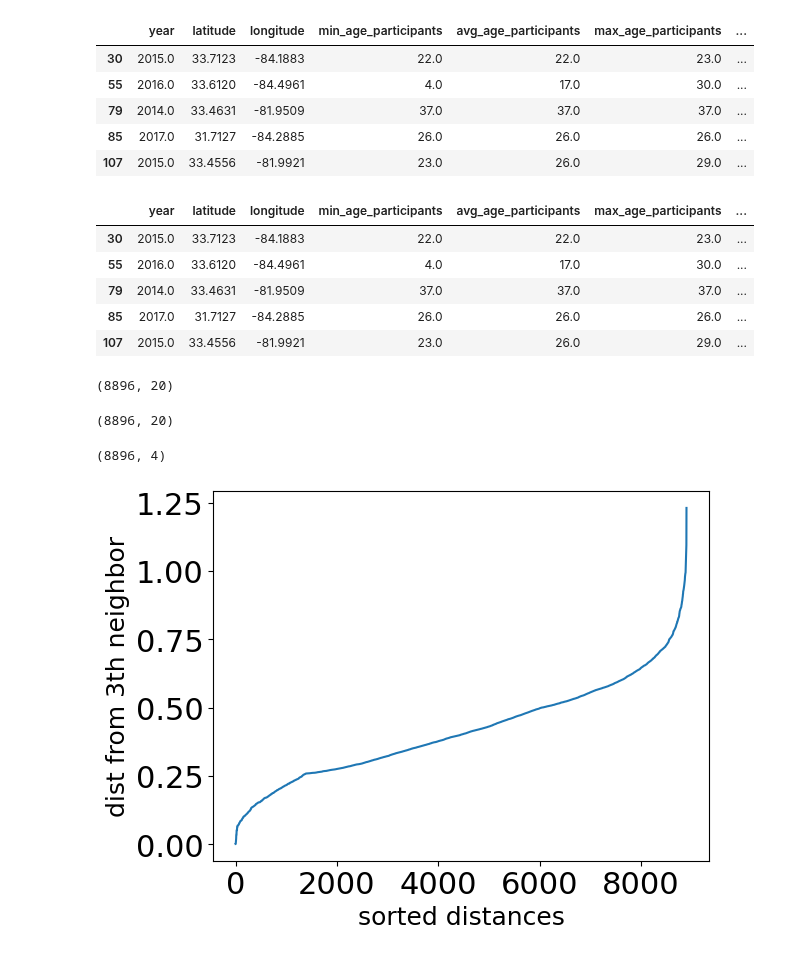
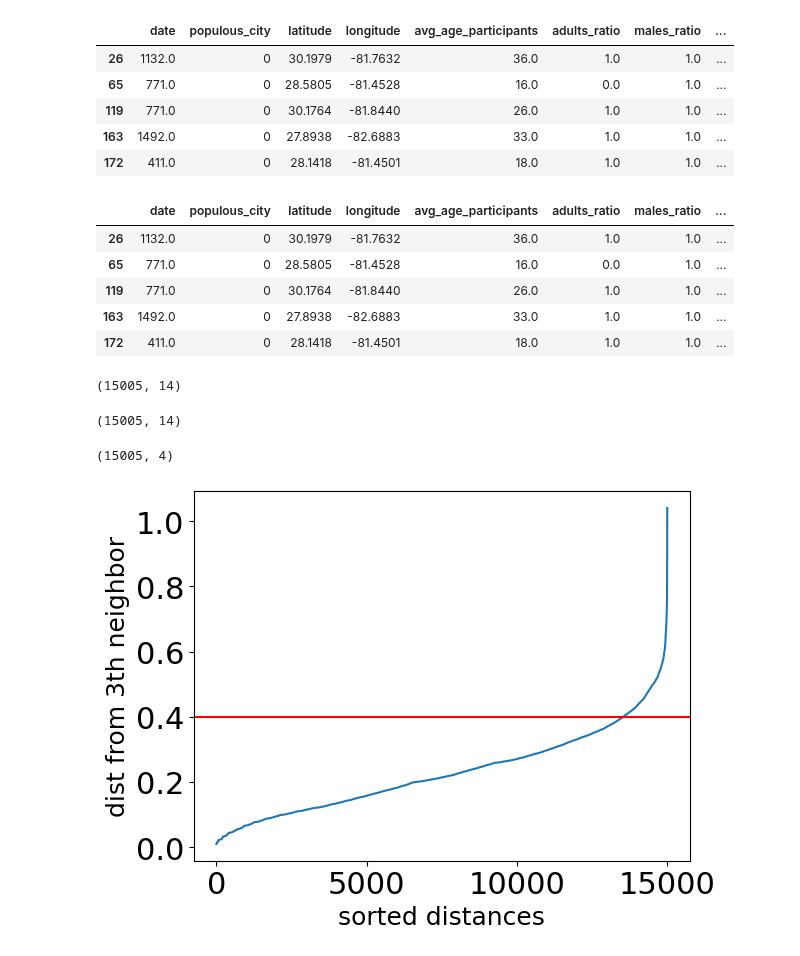
Before and after one commit to biancaziliotto/DataMiningProject, a Jupyter notebook: dbscan.ipynb, the cells around one changed output. Cells and saved outputs as stored; diff of their text form; code cells hidden in the pictures.

```diff
--- a/dbscan.ipynb
+++ b/dbscan.ipynb
@@ -15,39 +13,40 @@ from tqdm import tqdm
 # %%
-selected_state = "Georgia"
+selected_state = "Florida"
 dataset = pd.read_csv("data/final_dataset.csv")
 dataset = dataset[dataset["state_" + selected_state] == True]
 
 dropped_columns = [c for c in dataset.columns if c.startswith('state_')]
 dataset_reduced = dataset.drop(columns=dropped_columns, axis = 1)
+dataset_reduced.drop(columns=["min_age_participants", "max_age_participants", "totalvotes", "teen_ratio", "povertyPercentage", "year", "democrats_ratio", "party"], axis=1, inplace=True)
 
 dataset_reduced.head()
 # %% [output]
-|  | year | latitude | longitude | min_age_participants | avg_age_participants | max_age_participants | ... |
-| 30 | 2015.0 | 33.7123 | -84.1883 | 22.0 | 22.0 | 23.0 | ... |
-| 55 | 2016.0 | 33.6120 | -84.4961 | 4.0 | 17.0 | 30.0 | ... |
-| 79 | 2014.0 | 33.4631 | -81.9509 | 37.0 | 37.0 | 37.0 | ... |
-| 85 | 2017.0 | 31.7127 | -84.2885 | 26.0 | 26.0 | 26.0 | ... |
-| 107 | 2015.0 | 33.4556 | -81.9921 | 23.0 | 26.0 | 29.0 | ... |
+|  | date | populous_city | latitude | longitude | avg_age_participants | adults_ratio | males_ratio | ... |
+| 26 | 1132.0 | 0 | 30.1979 | -81.7632 | 36.0 | 1.0 | 1.0 | ... |
+| 65 | 771.0 | 0 | 28.5805 | -81.4528 | 16.0 | 0.0 | 1.0 | ... |
+| 119 | 771.0 | 0 | 30.1764 | -81.8440 | 26.0 | 1.0 | 1.0 | ... |
+| 163 | 1492.0 | 0 | 27.8938 | -82.6883 | 33.0 | 1.0 | 1.0 | ... |
+| 172 | 411.0 | 0 | 28.1418 | -81.4501 | 18.0 | 1.0 | 1.0 | ... |
 # %%
 numeric_dataset = dataset_reduced._get_numeric_data()
 numeric_dataset.head()
 # %% [output]
-|  | year | latitude | longitude | min_age_participants | avg_age_participants | max_age_participants | ... |
-| 30 | 2015.0 | 33.7123 | -84.1883 | 22.0 | 22.0 | 23.0 | ... |
-| 55 | 2016.0 | 33.6120 | -84.4961 | 4.0 | 17.0 | 30.0 | ... |
-| 79 | 2014.0 | 33.4631 | -81.9509 | 37.0 | 37.0 | 37.0 | ... |
-| 85 | 2017.0 | 31.7127 | -84.2885 | 26.0 | 26.0 | 26.0 | ... |
-| 107 | 2015.0 | 33.4556 | -81.9921 | 23.0 | 26.0 | 29.0 | ... |
+|  | date | populous_city | latitude | longitude | avg_age_participants | adults_ratio | males_ratio | ... |
+| 26 | 1132.0 | 0 | 30.1979 | -81.7632 | 36.0 | 1.0 | 1.0 | ... |
+| 65 | 771.0 | 0 | 28.5805 | -81.4528 | 16.0 | 0.0 | 1.0 | ... |
+| 119 | 771.0 | 0 | 30.1764 | -81.8440 | 26.0 | 1.0 | 1.0 | ... |
+| 163 | 1492.0 | 0 | 27.8938 | -82.6883 | 33.0 | 1.0 | 1.0 | ... |
+| 172 | 411.0 | 0 | 28.1418 | -81.4501 | 18.0 | 1.0 | 1.0 | ... |
 # %%
 numeric_dataset.values.shape
 # %% [output]
-(8896, 20)
+(15005, 14)
 # %%
 scaler = MinMaxScaler()
 scaled_dataset = scaler.fit_transform(numeric_dataset.values)
 scaled_dataset.shape
 # %% [output]
-(8896, 20)
+(15005, 14)
 # %%
 k = 3
 nbrs = NearestNeighbors(n_neighbors=k+1, algorithm='ball_tree', n_jobs=-1).fit(scaled_dataset)
@@ -55,12 +54,13 @@ distances, indices = nbrs.kneighbors(scaled_dataset)
 kth_distances = distances[:, k]
 distances.shape
 # %% [output]
-(8896, 4)
+(15005, 4)
 # %%
 plt.plot(range(0, len(kth_distances)), sorted(kth_distances))
+plt.axhline(y = 0.4, color = 'r')
 plt.ylabel('dist from %sth neighbor' % k, fontsize=18)
 plt.xlabel('sorted distances', fontsize=18)
 plt.tick_params(axis='both', which='major', labelsize=22)
 plt.show()
 # %% [output]
-[figure, old version]
+[figure, new version]
```
Also changed, not shown: parts of 14 cells of this notebook.
